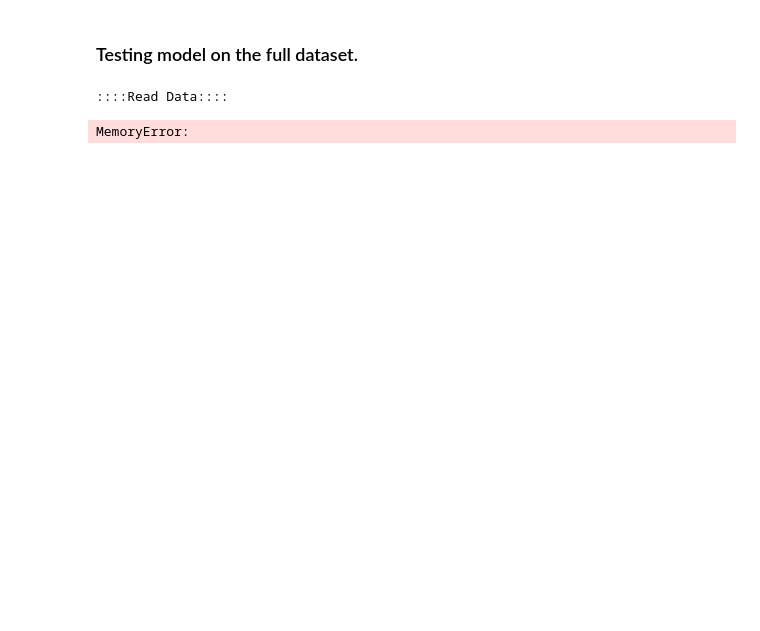
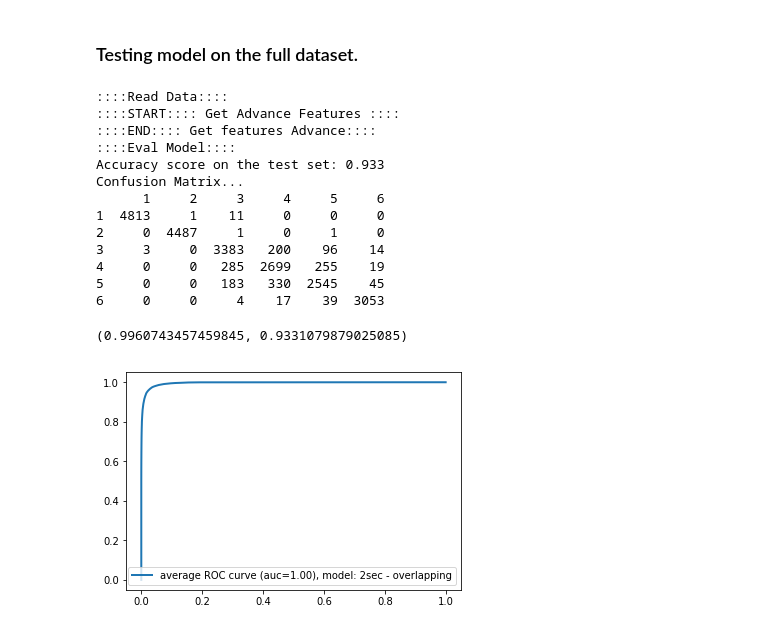
Before and after one commit to pauloaferreiraa/Thesis, a Jupyter notebook: analysis.ipynb, the cells around one changed output. Saved outputs shown, nothing was run; the diff lists cells and outputs as text; code cells hidden in the pictures; blank space fills up the shorter version.

```diff
--- a/analysis.ipynb
+++ b/analysis.ipynb
@@ -292,10 +300,24 @@ Input contains NaN, infinity or a value too large for dtype('float32').
 # %%
 data2 = read_data('all')
 feats, y = get_advanced_features(data2, 2)
 X_train, X_test, y_train, y_test = train_test_split(feats, y, test_size=.25,
                                                     random_state=0, stratify=y)
+X_train.fillna(X_train.mean())
 best_model.fit(X_train, y_train)
 eval_model(best_model, X_test, y_test,'2sec - overlapping')
 # %% [output]
 ::::Read Data::::
+::::START:::: Get Advance Features ::::
+::::END:::: Get features Advance::::
+::::Eval Model::::
+Accuracy score on the test set: 0.933
+Confusion Matrix...
+      1     2     3     4     5     6
+1  4813     1    11     0     0     0
+2     0  4487     1     0     1     0
+3     3     0  3383   200    96    14
+4     0     0   285  2699   255    19
+5     0     0   183   330  2545    45
+6     0     0     4    17    39  3053
-MemoryError:
+(0.9960743457459845, 0.9331079879025085)
+[figure, added]
```
Also changed, not shown: parts of 4 cells of this notebook.
